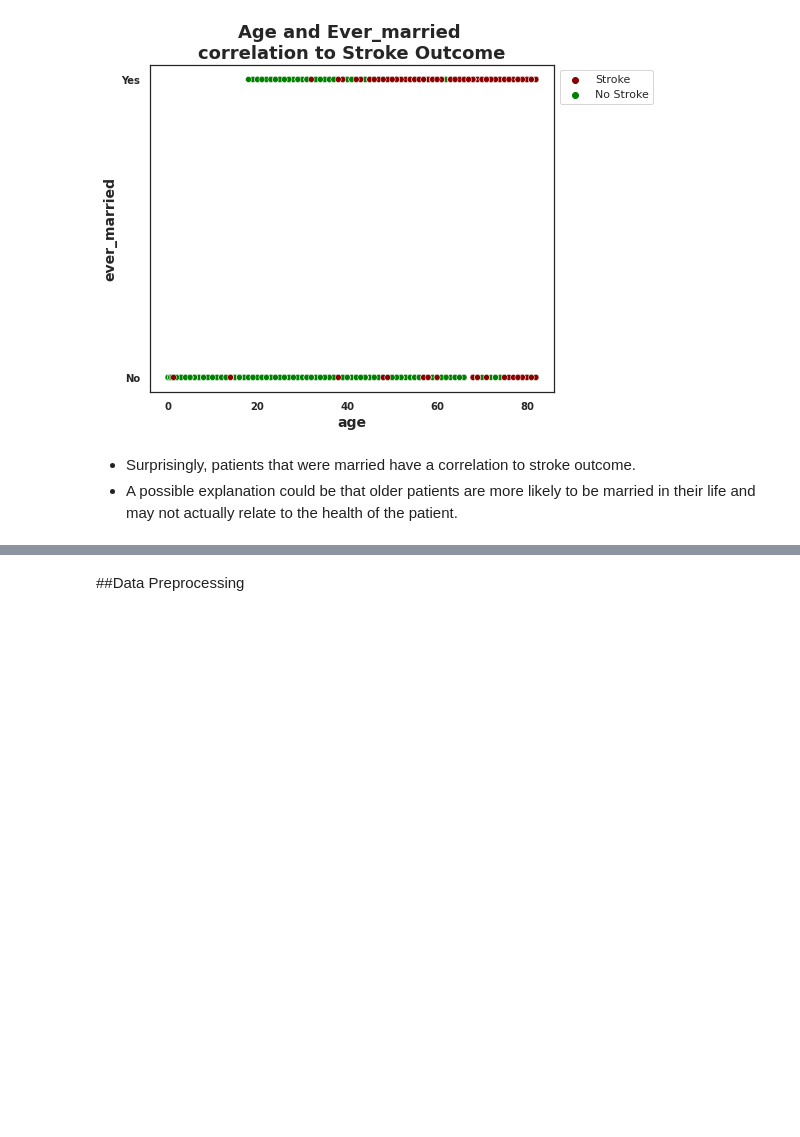
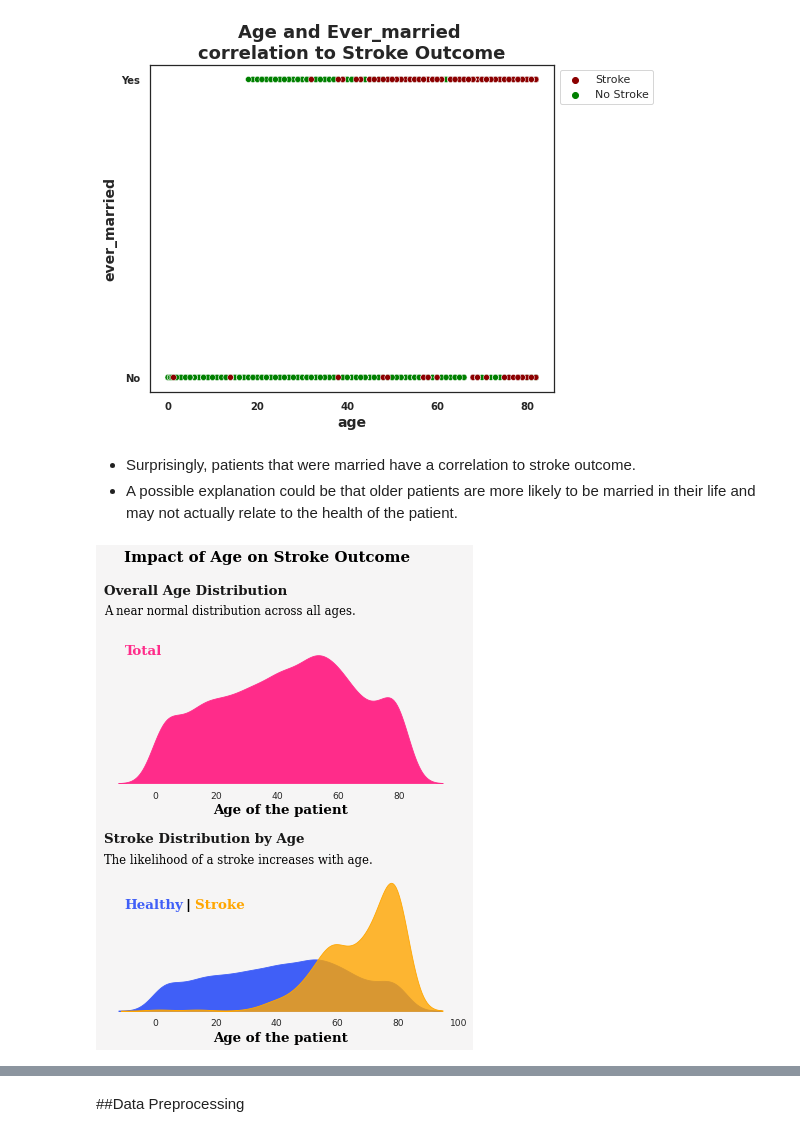
Before and after one commit to coding-dojo-data-science/Project-2-exemplar, a Jupyter notebook: Stroke_Prediction_Project.ipynb, the cells around one changed output, grey strips where cells are left out. Cells and saved outputs as stored; diff of their text form; code cells hidden in the pictures; blank space fills up the shorter version.

```diff
--- a/Stroke_Prediction_Project.ipynb
+++ b/Stroke_Prediction_Project.ipynb
@@ -432,3 +432,51 @@ scatter_plot('age', 'ever_married')
 # %% [markdown]
 - Surprisingly, patients that were married have a correlation to stroke outcome.
 - A possible explanation could be that older patients are more likely to be married in their life and may not actually relate to the health of the patient.
+# %%
+fig = plt.figure(figsize = (22,10), dpi = 60)
+
+gs = fig.add_gridspec(10,22)
+gs.update(wspace = 1, hspace = 0.05)
+
+#Subplots
+ax2 = fig.add_subplot(gs[1:4,0:8])
+ax3 = fig.add_subplot(gs[6:9, 0:8])
+
+#Axes settings
+axes = [ ax2, ax3]
+for ax in axes:
+    ax.axes.get_yaxis().set_visible(False)
+    ax.set_facecolor('#f6f5f5')
+
+    for loc in ['left', 'right', 'top', 'bottom']:
+        ax.spines[loc].set_visible(False)
+
+fig.patch.set_facecolor('#f6f5f5')
+
+
+#Distribution plots
+
+sns.kdeplot(data = df, x = 'age', ax = ax2, shade = True, color = '#ff2c8a', alpha = 1, )
+ax2.set_xlabel('Age of the patient', fontdict = {'fontfamily':'Serif', 'color': 'black', 'size': 16,'weight':'bold' })
+ax2.text(-17,0.0235,'Overall Age Distribution', fontdict = {'fontfamily':'Serif', 'color': 'black', 'size': 16,'weight':'bold'}, alpha = 0.9)
+ax2.text(-17,0.021, 'A near normal distribution across all ages.', fontdict = {'fontfamily':'Serif', 'color': 'black', 'size': 14})
+
+ax2.text(-10,0.016, 'Total', {'fontfamily': 'Serif','weight':'bold', 'Size': '16','style':'normal', 'weight':'bold','color':'#ff2c8a'})
+
+#Distribution plots with hue of strokes
+sns.kdeplot(data = df[df['stroke'] == 0], x = 'age',ax = ax3, shade = True,  alpha = 1, color = '#405ff7' )
+sns.kdeplot(data = df[df['stroke'] == 1], x = 'age',ax = ax3, shade = True,  alpha = 0.8, color = '#ffa600')
+
+ax3.set_xlabel('Age of the patient', fontdict = {'fontfamily':'Serif', 'color': 'black', 'size': 16,'weight':'bold' })
+
+ax3.text(-17,0.0525,'Stroke Distribution by Age', fontdict = {'fontfamily':'Serif', 'color': 'black', 'size': 16,'weight':'bold'}, alpha= 0.9)
+ax3.text(-17,0.046,'The likelihood of a stroke increases with age.', fontdict = {'fontfamily':'Serif', 'color': 'black', 'size': 14})
+
+ax3.text(-10,0.032, 'Healthy', {'fontfamily': 'Serif','weight':'bold', 'Size': '16','style':'normal', 'weight':'bold','color':'#405ff7'})
+ax3.text(10,0.032, '|', {'color':'black' , 'size':'16', 'weight': 'bold'})
+ax3.text(13,0.032, 'Stroke ', {'fontfamily': 'Serif','weight':'bold','Size': '16','weight':'bold','style':'normal', 'color':'#ffa600'})
+
+fig.text(.25, .95, 'Impact of Age on Stroke Outcome', fontdict = {'fontfamily':'Serif', 'color': 'black', 'size': 18,'weight':'bold', 'ha': 'center'})
+fig.show()
+# %% [output]
+[figure, added]
```
Also changed, not shown: parts of 20 cells of this notebook.
